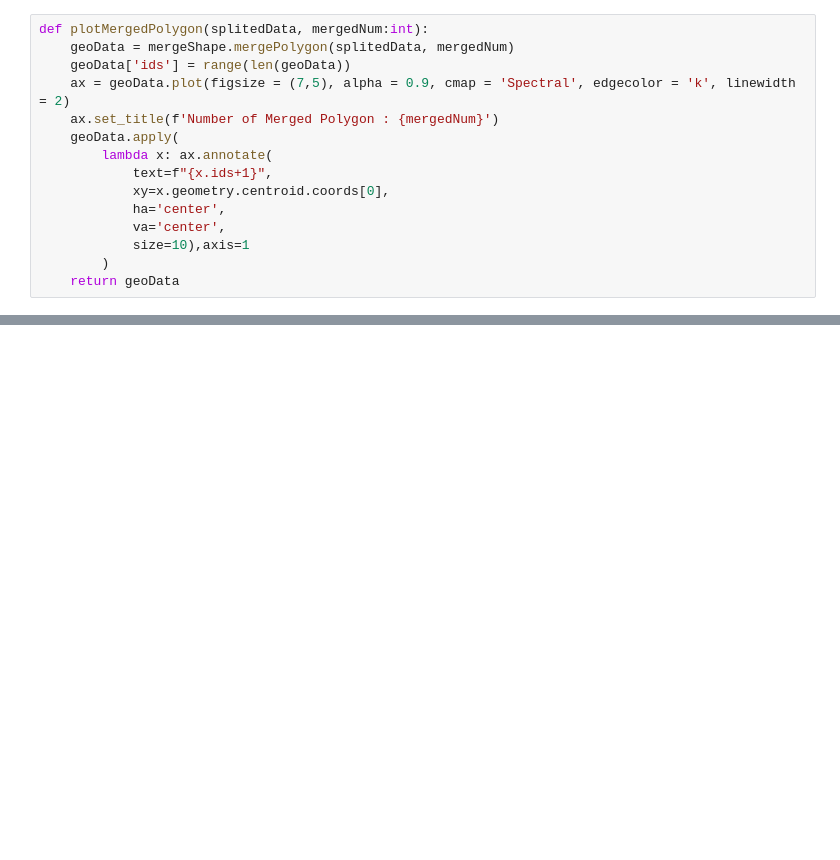
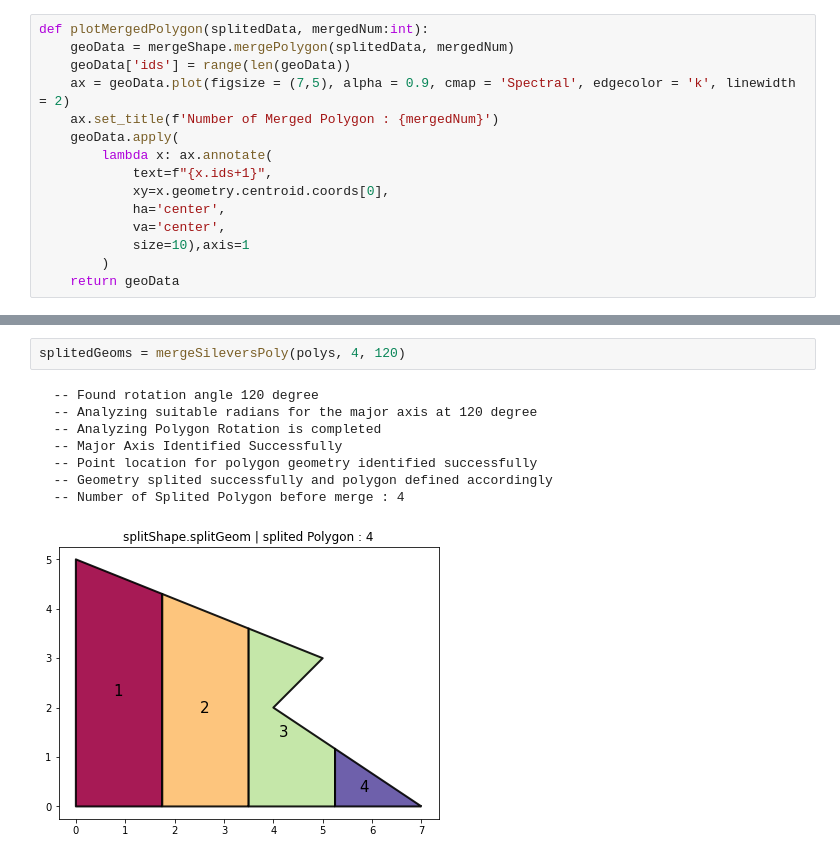
Before and after one commit to abiraihan/geoshapes, a Jupyter notebook: example/mergeShape.ipynb, the cells around one changed output, grey strips where cells are left out. Cells and saved outputs as stored; diff of their text form; blank space fills up the shorter version.

```diff
--- a/example/mergeShape.ipynb
+++ b/example/mergeShape.ipynb
@@ -92,0 +143,11 @@ geo5 = plotMergedPolygon(splitedData, 5)
+# %%
+splitedGeoms = mergeSileversPoly(polys, 4, 120)
+# %% [output]
+  -- Found rotation angle 120 degree
+  -- Analyzing suitable radians for the major axis at 120 degree
+  -- Analyzing Polygon Rotation is completed
+  -- Major Axis Identified Successfully
+  -- Point location for polygon geometry identified successfully
+  -- Geometry splited successfully and polygon defined accordingly
+  -- Number of Splited Polygon before merge : 4
+[figure, added]
```
Also changed, not shown: parts of 16 cells of this notebook, 1 other file.
